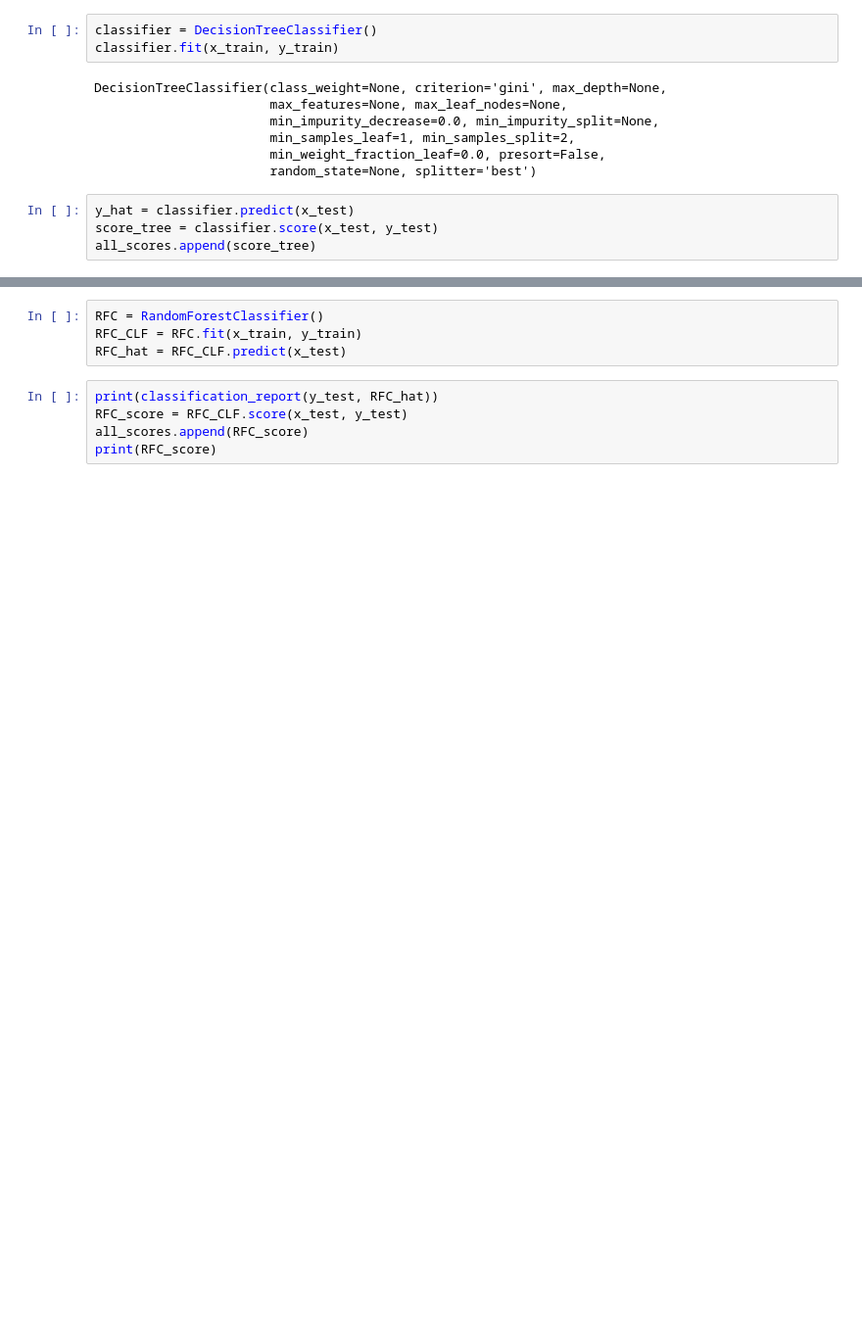
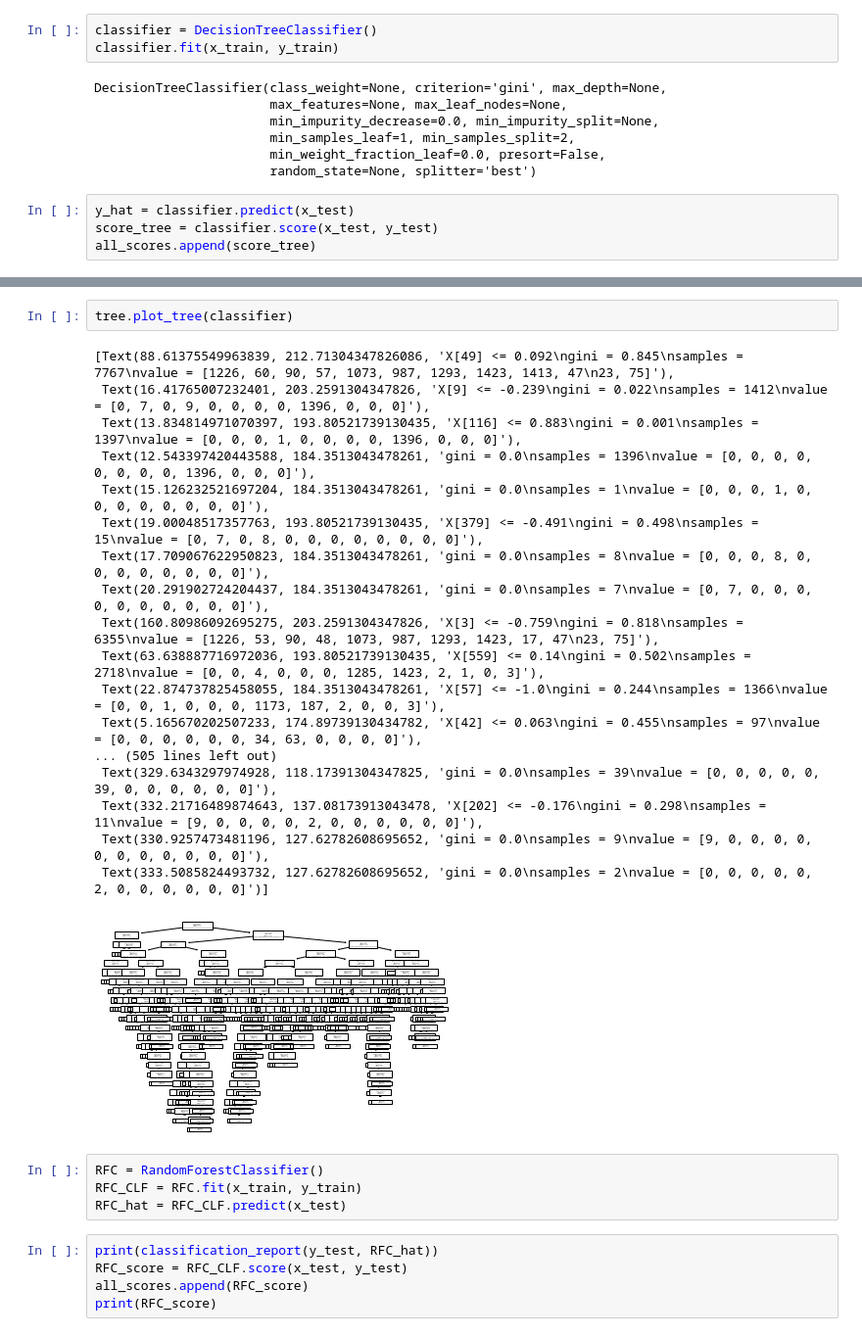
Before and after one commit to ThomasVro/PythonA5, a Jupyter notebook: Projet.ipynb, the cells around one changed output, grey strips where cells are left out. Shown at 98% size. Drawn from its saved outputs; the diff is of its cells as text; blank space fills up the shorter version.

```diff
--- a/Projet.ipynb
+++ b/Projet.ipynb
@@ -125,3 +124,24 @@ plt.show()
+# %%
+tree.plot_tree(classifier)
+# %% [output]
+[Text(88.61375549963839, 212.71304347826086, 'X[49] <= 0.092\ngini = 0.845\nsamples = 7767\nvalue = [1226, 60, 90, 57, 1073, 987, 1293, 1423, 1413, 47\n23, 75]'),
+ Text(16.41765007232401, 203.2591304347826, 'X[9] <= -0.239\ngini = 0.022\nsamples = 1412\nvalue = [0, 7, 0, 9, 0, 0, 0, 0, 1396, 0, 0, 0]'),
+ Text(13.834814971070397, 193.80521739130435, 'X[116] <= 0.883\ngini = 0.001\nsamples = 1397\nvalue = [0, 0, 0, 1, 0, 0, 0, 0, 1396, 0, 0, 0]'),
+ Text(12.543397420443588, 184.3513043478261, 'gini = 0.0\nsamples = 1396\nvalue = [0, 0, 0, 0, 0, 0, 0, 0, 1396, 0, 0, 0]'),
+ Text(15.126232521697204, 184.3513043478261, 'gini = 0.0\nsamples = 1\nvalue = [0, 0, 0, 1, 0, 0, 0, 0, 0, 0, 0, 0]'),
+ Text(19.00048517357763, 193.80521739130435, 'X[379] <= -0.491\ngini = 0.498\nsamples = 15\nvalue = [0, 7, 0, 8, 0, 0, 0, 0, 0, 0, 0, 0]'),
+ Text(17.709067622950823, 184.3513043478261, 'gini = 0.0\nsamples = 8\nvalue = [0, 0, 0, 8, 0, 0, 0, 0, 0, 0, 0, 0]'),
+ Text(20.291902724204437, 184.3513043478261, 'gini = 0.0\nsamples = 7\nvalue = [0, 7, 0, 0, 0, 0, 0, 0, 0, 0, 0, 0]'),
+ Text(160.80986092695275, 203.2591304347826, 'X[3] <= -0.759\ngini = 0.818\nsamples = 6355\nvalue = [1226, 53, 90, 48, 1073, 987, 1293, 1423, 17, 47\n23, 75]'),
+ Text(63.638887716972036, 193.80521739130435, 'X[559] <= 0.14\ngini = 0.502\nsamples = 2718\nvalue = [0, 0, 4, 0, 0, 0, 1285, 1423, 2, 1, 0, 3]'),
+ Text(22.874737825458055, 184.3513043478261, 'X[57] <= -1.0\ngini = 0.244\nsamples = 1366\nvalue = [0, 0, 1, 0, 0, 0, 1173, 187, 2, 0, 0, 3]'),
+ Text(5.165670202507233, 174.89739130434782, 'X[42] <= 0.063\ngini = 0.455\nsamples = 97\nvalue = [0, 0, 0, 0, 0, 0, 34, 63, 0, 0, 0, 0]'),
+... (505 lines left out)
+ Text(329.6343297974928, 118.17391304347825, 'gini = 0.0\nsamples = 39\nvalue = [0, 0, 0, 0, 0, 39, 0, 0, 0, 0, 0, 0]'),
+ Text(332.21716489874643, 137.08173913043478, 'X[202] <= -0.176\ngini = 0.298\nsamples = 11\nvalue = [9, 0, 0, 0, 0, 2, 0, 0, 0, 0, 0, 0]'),
+ Text(330.9257473481196, 127.62782608695652, 'gini = 0.0\nsamples = 9\nvalue = [9, 0, 0, 0, 0, 0, 0, 0, 0, 0, 0, 0]'),
+ Text(333.5085824493732, 127.62782608695652, 'gini = 0.0\nsamples = 2\nvalue = [0, 0, 0, 0, 0, 2, 0, 0, 0, 0, 0, 0]')]
+[figure, added]
 # %%
 RFC = RandomForestClassifier()
 RFC_CLF = RFC.fit(x_train, y_train)
```
Also changed, not shown: parts of 16 cells of this notebook.
